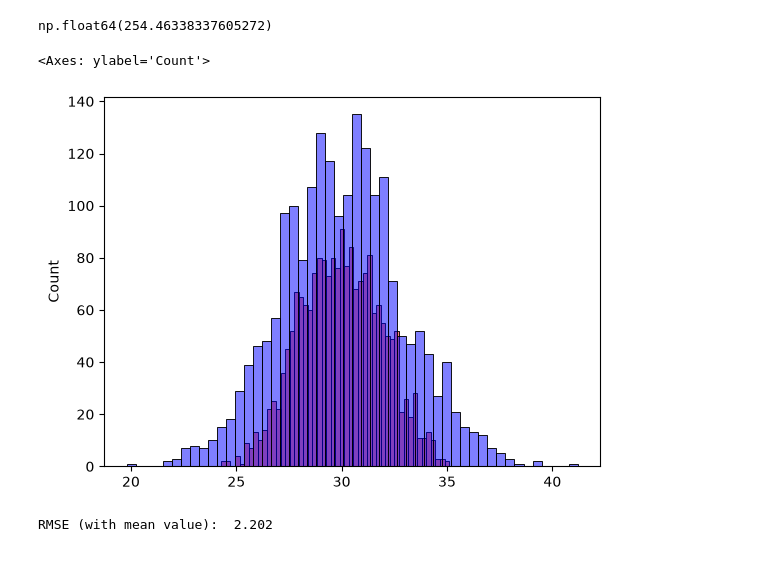
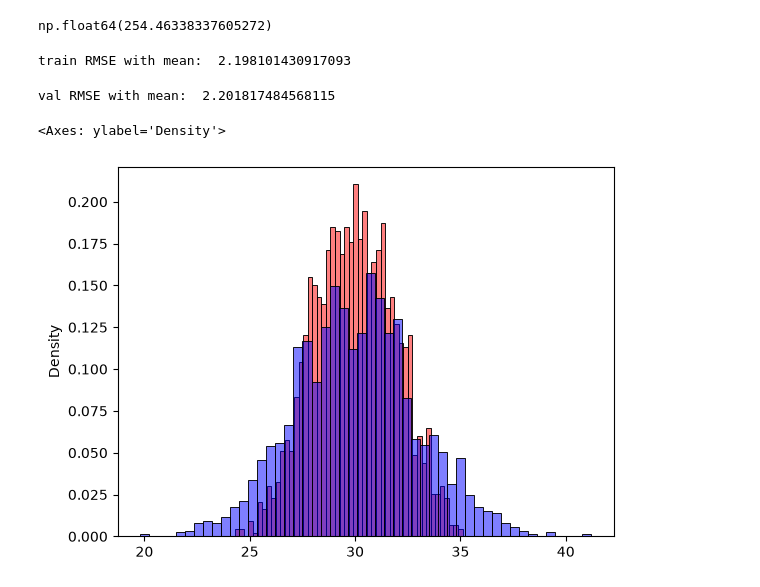
Before and after one commit to nexena93/ZoomML_Homeworks, a Jupyter notebook: homework_2/h2.ipynb, the cells around one changed output. Saved outputs shown, nothing was run; the diff lists cells and outputs as text; code cells hidden in the pictures.

```diff
--- a/homework_2/h2.ipynb
+++ b/homework_2/h2.ipynb
@@ -176,7 +166,15 @@ np.float64(254.46338337605272)
 X_train2 = df_train[base].fillna(mean_horsepower_train).values
 # %%
 w0_2, w_2 = train_linear_regression(X_train2, y_train)
+# %%
+y_pred_train2 = w0_2 + X_train2.dot(w_2)
+print('train RMSE with mean: ', rmse(y_train, y_pred_train2))
+# %% [output]
+train RMSE with mean:  2.198101430917093
 # %%
 X_val2 = df_val[base].fillna(mean_horsepower_train).values
 # %%
-y_pred2 = w0_2 + X_val2.dot(w_2)
+y_pred_val2 = w0_2 + X_val2.dot(w_2)
+print('val RMSE with mean: ', rmse(y_val, y_pred_val2))
+# %% [output]
+val RMSE with mean:  2.201817484568115
@@ -186,10 +181,6 @@ rmse2_arr = round(rmse2, 3)
 # %%
-sns.histplot(y_pred2, color = 'red', alpha = 0.5, bins = 50)
-sns.histplot(y_val, color = 'blue', alpha = 0.5, bins = 50)
+sns.histplot(y_pred_val2, color = 'red', alpha = 0.5, bins = 50, stat = "density")
+sns.histplot(y_val, color = 'blue', alpha = 0.5, bins = 50, stat = "density")
 # %% [output]
-<Axes: ylabel='Count'>
+<Axes: ylabel='Density'>
-[figure, old version]
+[figure, new version]
-# %%
-print("RMSE (with mean value): ", rmse2_arr)
-# %% [output]
-RMSE (with mean value):  2.202
```
Also changed, not shown: parts of 26 cells of this notebook, 1 other file.
